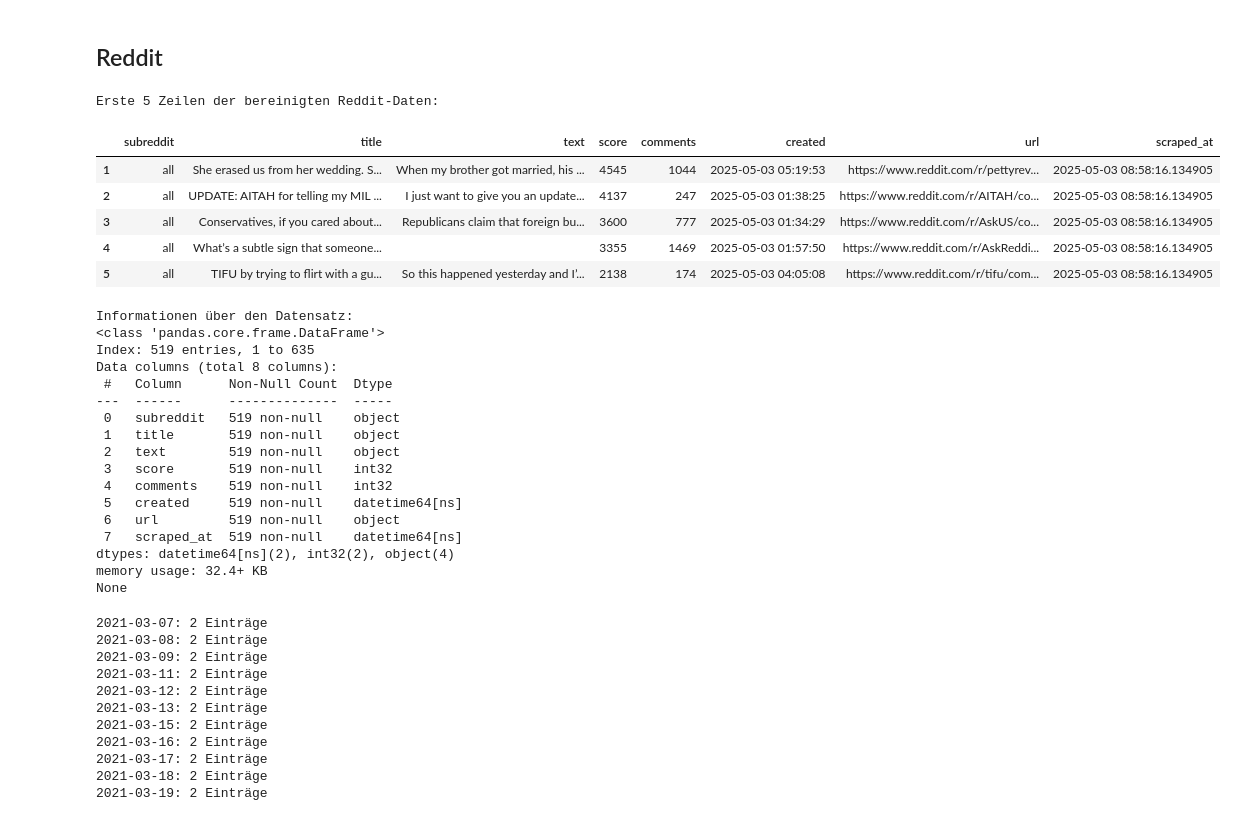
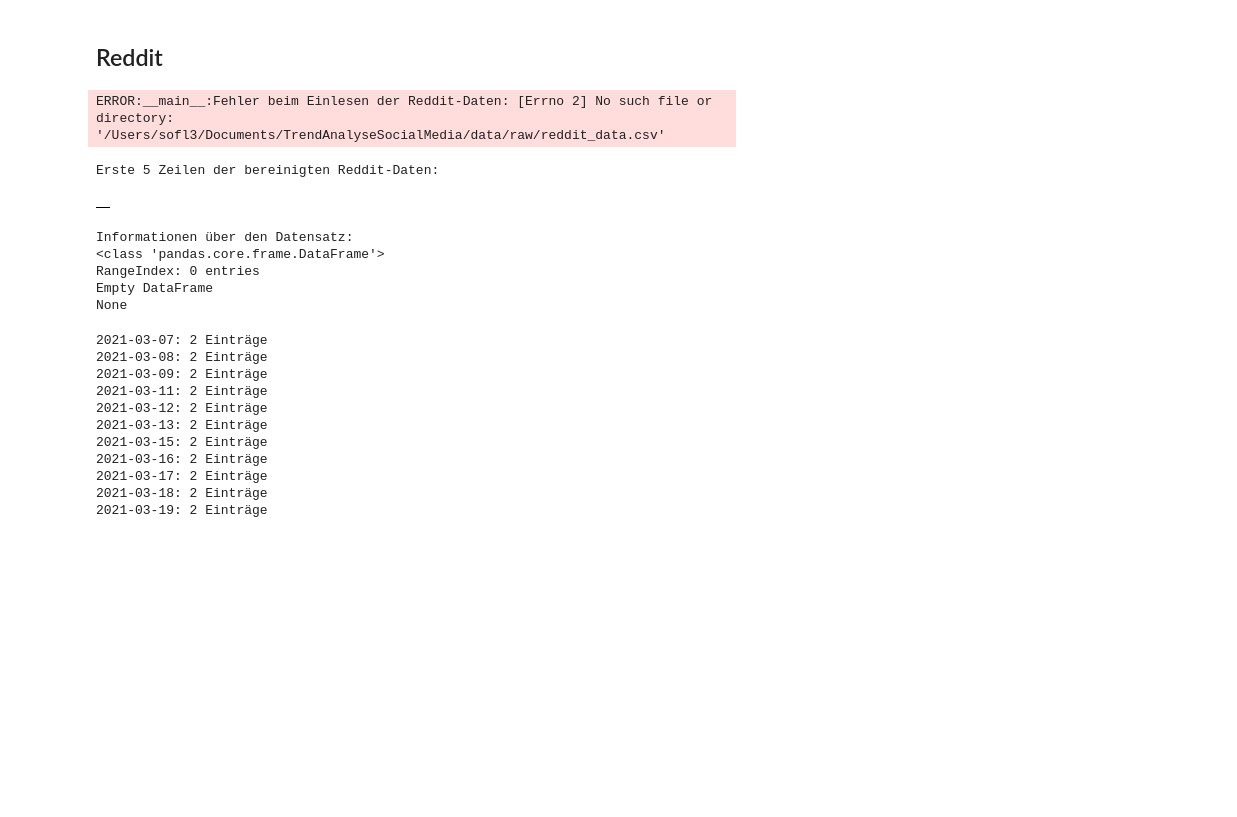
Before and after one commit to sofietheresa/TrendAnalyseSocialMedia, a Jupyter notebook: notebooks/02_preprocessing.ipynb, the cells around one changed output. Drawn from its saved outputs; the diff is of its cells as text; code cells hidden in the pictures; blank space fills up the shorter version.

```diff
--- a/notebooks/02_preprocessing.ipynb
+++ b/notebooks/02_preprocessing.ipynb
@@ -60,21 +58,3 @@ True
 ## 2. Daten laden
 
 Hier werden die Rohdaten aus TikTok, YouTube und Reddit eingelesen.
-# %%
-BASE_DIR = Path().resolve().parent
-RAW_DIR = (BASE_DIR / "./data/raw").resolve()
-
-data_paths = {
-    "tiktok": RAW_DIR / "tiktok_data.csv",
-    "youtube": RAW_DIR / "youtube_data.csv",
-    "reddit": RAW_DIR / "reddit_data.csv"
-}
-
-data = {key: pd.read_csv(path) for key, path in data_paths.items()}
-
-# Anzeigen der ersten Zeilen für Überblick
-for key, df in data.items():
-    print(f"📄 {key.upper()} - Vorschau:")
-    display(df.head())
-    df.info()
-    print("\n" + "="*240 + "\n")
@@ -239,80 +254,45 @@ Die Inhalte der Plattformen unterscheiden sich strukturell, daher erfolgt die Be
 ## Reddit
 # %%
 def clean_reddit_data(path: Path) -> pd.DataFrame:
-    """
-    Lädt und bereinigt Reddit-Daten aus einer CSV-Datei.
-    """
-    try:
-        df = pd.read_csv(
-            path,
-            encoding='utf-8',
-            parse_dates=['created', 'scraped_at'],
-            on_bad_lines='skip'  # Nutze dies bei pandas >= 1.3
-        )
-    except Exception as e:
-        logger.error(f"Fehler beim Einlesen der Reddit-Daten: {e}")
-        return pd.DataFrame()
 
     # Sicherstellen, dass Datumsspalten korrekt sind
     for date_col in ['created', 'scraped_at']:
         if date_col in df.columns:
             df[date_col] = pd.to_datetime(df[date_col], errors='coerce')
 
     # Nur relevante Spalten behalten
     relevant_columns = ['subreddit', 'title', 'text', 'score', 'comments', 'created', 'url', 'scraped_at']
     existing_columns = [col for col in relevant_columns if col in df.columns]
     df = df[existing_columns].copy()
 
     # NaNs entfernen (essentielle Felder)
-    df = df.dropna(subset=['subreddit', 'title'])
+    df = df.dropna(subset=['text'])
 
     # Duplikate entfernen
     df = df.drop_duplicates(subset=['text'])
 
     # Fehlende scraped_at-Werte durch created ersetzen
     df['scraped_at'] = df.get('scraped_at', pd.NaT).fillna(df.get('created'))
 
-    # Fehlende Texte füllen
-    df['text'] = df.get('text', "").fillna("")
-
-    # Numerische Felder bereinigen
-    df['score'] = pd.to_numeric(df.get('score', 0), errors='coerce').fillna(0).astype(int)
-    df['comments'] = pd.to_numeric(df.get('comments', 0), errors='coerce').fillna(0).astype(int)
 
     return df
 
-df_reddit = clean_reddit_data(data_paths["reddit"])
+df_reddit = clean_reddit_data(df_reddit)
 
 print("\nErste 5 Zeilen der bereinigten Reddit-Daten:")
 display(df_reddit.head())
 
 print("\nInformationen über den Datensatz:")
 print(df_reddit.info())
 # %% [output]
-Erste 5 Zeilen der bereinigten Reddit-Daten:
+ERROR:__main__:Fehler beim Einlesen der Reddit-Daten: [Errno 2] No such file or directory: '/Users/sofl3/Documents/TrendAnalyseSocialMedia/data/raw/reddit_data.csv'
+Erste 5 Zeilen der bereinigten Reddit-Daten:
-|  | subreddit | title | text | score | comments | created | url | scraped_at |
-| 1 | all | She erased us from her wedding. S... | When my brother got married, his ... | 4545 | 1044 | 2025-05-03 05:19:53 | https://www.reddit.com/r/pettyrev... | 2025-05-03 08:58:16.134905 |
-| 2 | all | UPDATE: AITAH for telling my MIL ... | I just want to give you an update... | 4137 | 247 | 2025-05-03 01:38:25 | https://www.reddit.com/r/AITAH/co... | 2025-05-03 08:58:16.134905 |
-| 3 | all | Conservatives, if you cared about... | Republicans claim that foreign bu... | 3600 | 777 | 2025-05-03 01:34:29 | https://www.reddit.com/r/AskUS/co... | 2025-05-03 08:58:16.134905 |
-| 4 | all | What’s a subtle sign that someone... |  | 3355 | 1469 | 2025-05-03 01:57:50 | https://www.reddit.com/r/AskReddi... | 2025-05-03 08:58:16.134905 |
-| 5 | all | TIFU by trying to flirt with a gu... | So this happened yesterday and I’... | 2138 | 174 | 2025-05-03 04:05:08 | https://www.reddit.com/r/tifu/com... | 2025-05-03 08:58:16.134905 |
+|  |
-Informationen über den Datensatz:
-<class 'pandas.core.frame.DataFrame'>
-Index: 519 entries, 1 to 635
-Data columns (total 8 columns):
- #   Column      Non-Null Count  Dtype
----  ------      --------------  -----
- 0   subreddit   519 non-null    object
- 1   title       519 non-null    object
- 2   text        519 non-null    object
- 3   score       519 non-null    int32
- 4   comments    519 non-null    int32
- 5   created     519 non-null    datetime64[ns]
- 6   url         519 non-null    object
- 7   scraped_at  519 non-null    datetime64[ns]
-dtypes: datetime64[ns](2), int32(2), object(4)
-memory usage: 32.4+ KB
-None
+Informationen über den Datensatz:
+<class 'pandas.core.frame.DataFrame'>
+RangeIndex: 0 entries
+Empty DataFrame
+None
 # %%
 # Wenn die Spalte 'created' als datetime formatiert ist:
 df_reddit["created"] = pd.to_datetime(df_reddit["created"], errors="coerce")
```
Also changed, not shown: parts of 3 cells of this notebook, 6 other files.
